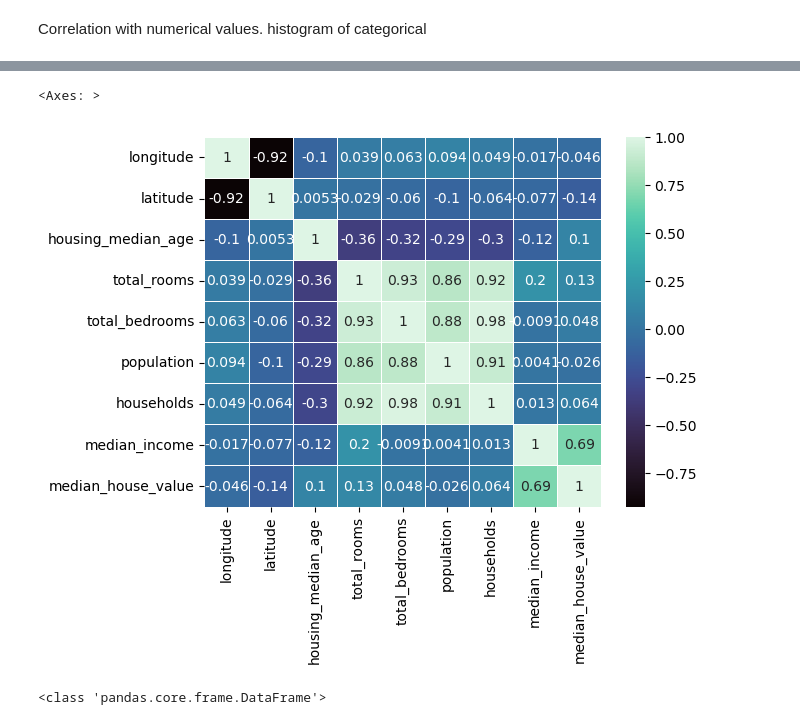
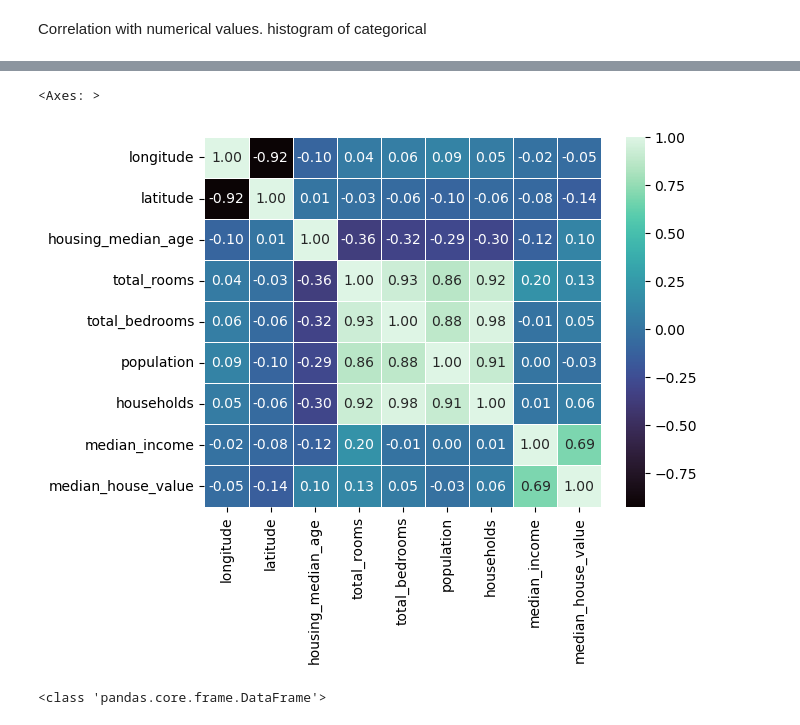
Before and after one commit to karinsandraerika/ML_housing, a Jupyter notebook: HOUSING.ipynb, the cells around one changed output, grey strips where cells are left out. Drawn from its saved outputs; the diff is of its cells as text; code cells hidden in the pictures.

```diff
--- a/HOUSING.ipynb
+++ b/HOUSING.ipynb
@@ -121,10 +173,11 @@ corr
 # %%
 sns_Corr = train_set.corr()
 # plot the heatmap and annotation on it
-sns.heatmap(sns_Corr, annot=True, linewidth=.5, cmap = "mako")
+# set float to max two decimals
+sns.heatmap(sns_Corr, annot=True, linewidth=.5, cmap = "mako", fmt=".2f")
 # %% [output]
 <Axes: >
-[figure, old version]
+[figure, new version]
 # %%
 print(type(sns_Corr))
 # %% [output]
```
Also changed, not shown: parts of 33 cells of this notebook, 1 other file.
